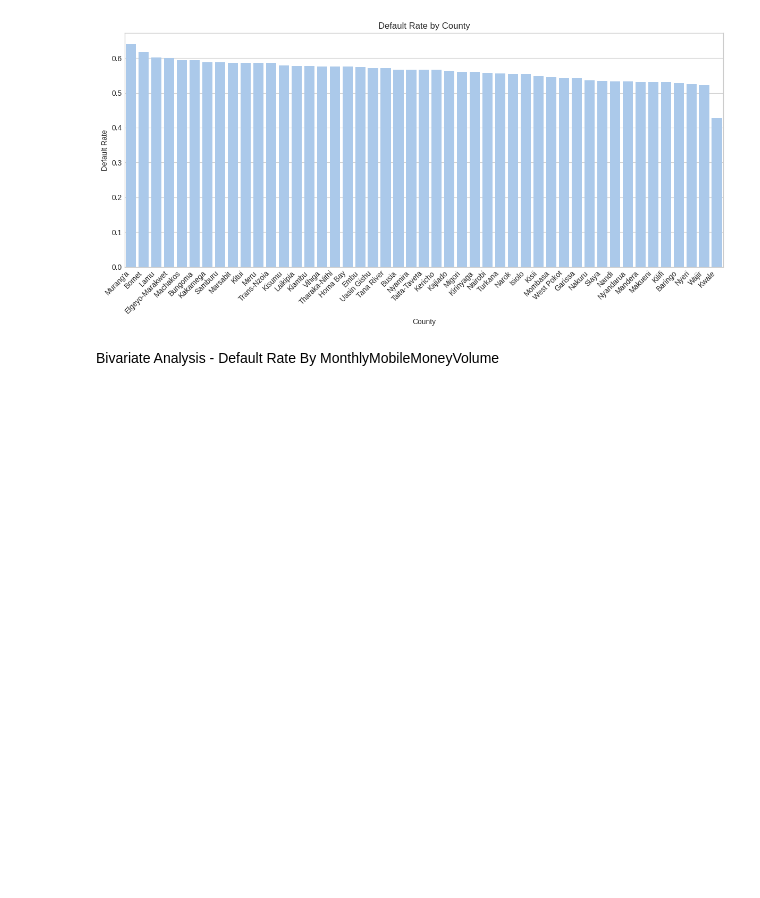
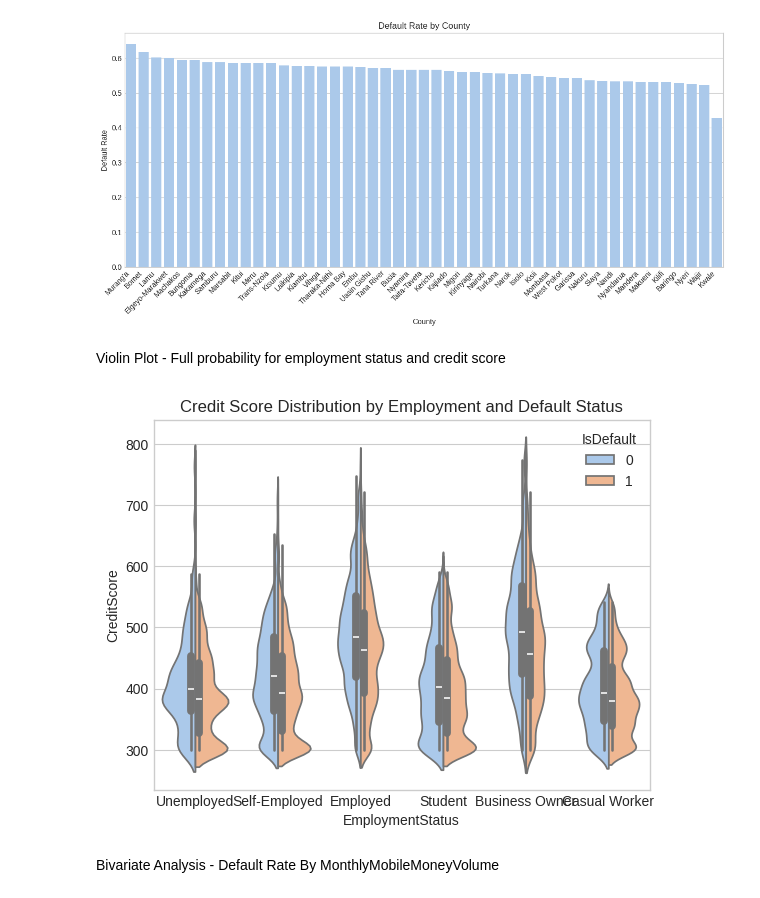
Before and after one commit to Cliffe16/Credit-Risk-Analysis, a Jupyter notebook: notebooks/02_Exploratory_Data_Analysis.ipynb, the cells around one changed output. Saved outputs shown, nothing was run; the diff lists cells and outputs as text; code cells hidden in the pictures; blank space fills up the shorter version.

```diff
--- a/notebooks/02_Exploratory_Data_Analysis.ipynb
+++ b/notebooks/02_Exploratory_Data_Analysis.ipynb
@@ -194,6 +278,14 @@ if df_processed is not None:
 [figure]
 [figure]
 [figure]
+# %% [markdown]
+Violin Plot - Full probability for employment status and credit score
+# %%
+sns.violinplot(x='EmploymentStatus', y='CreditScore', hue='IsDefault', data=df_processed, split=True)
+plt.title('Credit Score Distribution by Employment and Default Status')
+plt.show()
+# %% [output]
+[figure, added]
 # %% [markdown]
 Bivariate Analysis - Default Rate By MonthlyMobileMoneyVolume
 # %%
```
Also changed, not shown: parts of 11 cells of this notebook.
